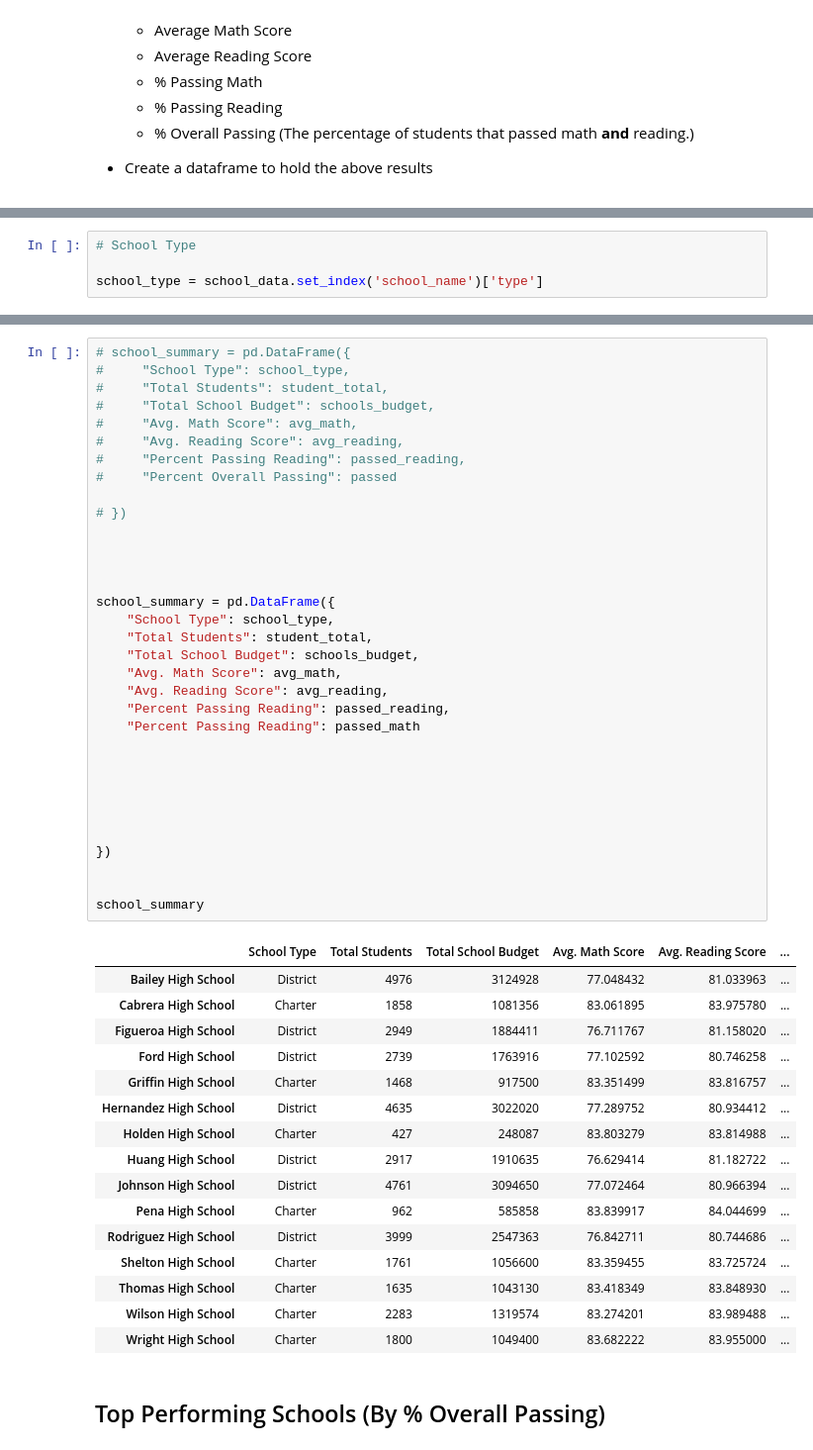
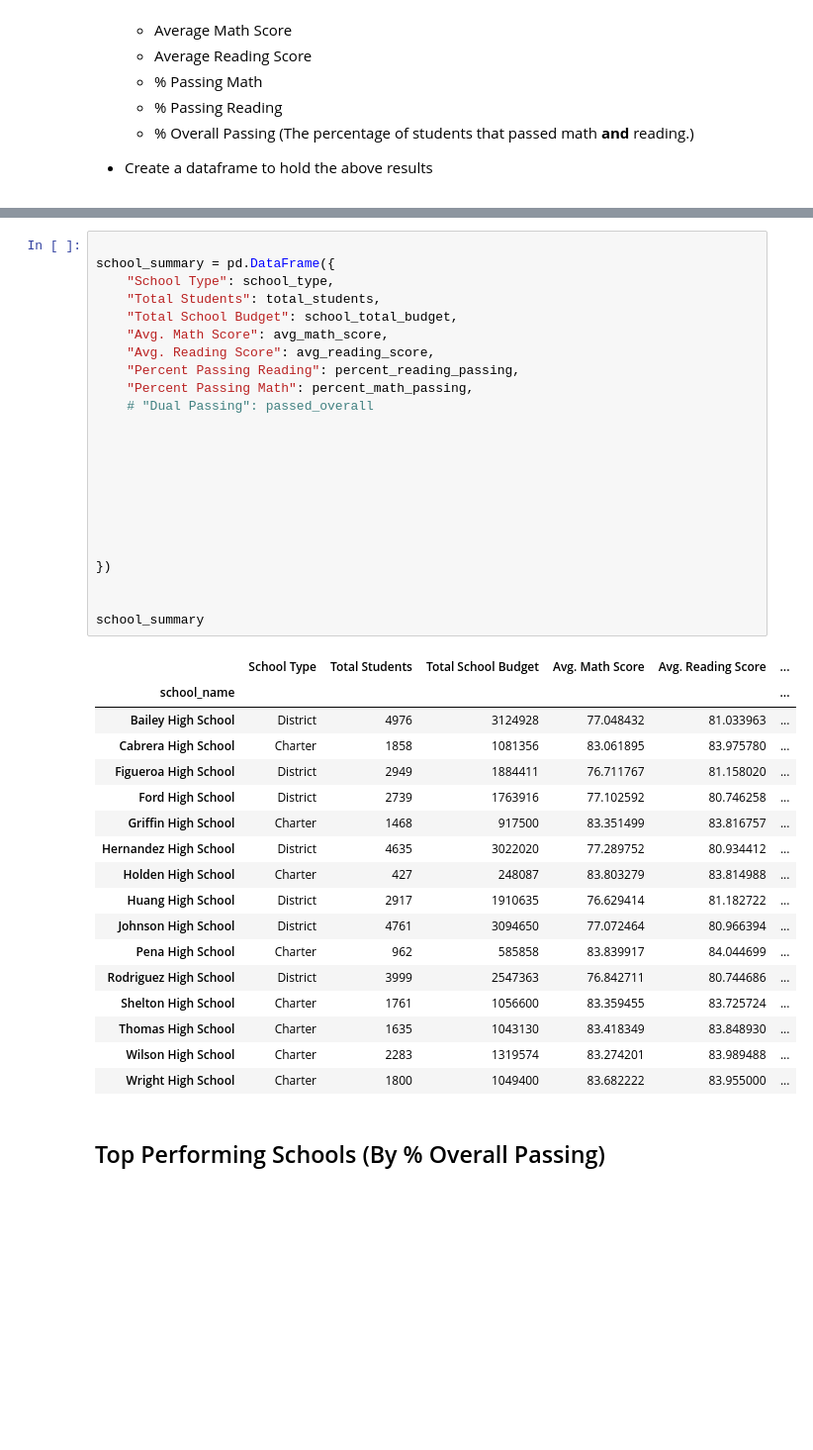
Before and after one commit to Mclark63/School-Performance-Analysis, a Jupyter notebook: PyCitySchools_Homework.ipynb, the cells around one changed output, grey strips where cells are left out. Shown at 99% size. Saved outputs shown, nothing was run; the diff lists cells and outputs as text; blank space fills up the shorter version.

```diff
--- a/PyCitySchools_Homework.ipynb
+++ b/PyCitySchools_Homework.ipynb
@@ -157,4 +200,0 @@ school_name = school_data_complete.set_index('school_name').groupby(['school_nam
-# %%
-# School Type
-
-school_type = school_data.set_index('school_name')['type']
@@ -248,38 +201,29 @@ passed_overall
 # %%
-# school_summary = pd.DataFrame({
-#     "School Type": school_type,
-#     "Total Students": student_total,
-#     "Total School Budget": schools_budget,
-#     "Avg. Math Score": avg_math,
-#     "Avg. Reading Score": avg_reading,
-#     "Percent Passing Reading": passed_reading,
-#     "Percent Overall Passing": passed
-
-# })
-
-
-
 
 school_summary = pd.DataFrame({
     "School Type": school_type,
-    "Total Students": student_total,
-    "Total School Budget": schools_budget,
-    "Avg. Math Score": avg_math,
-    "Avg. Reading Score": avg_reading,
-    "Percent Passing Reading": passed_reading,
-    "Percent Passing Reading": passed_math
+    "Total Students": total_students,
+    "Total School Budget": school_total_budget,
+    "Avg. Math Score": avg_math_score,
+    "Avg. Reading Score": avg_reading_score,
+    "Percent Passing Reading": percent_reading_passing,
+    "Percent Passing Math": percent_math_passing,
+    # "Dual Passing": passed_overall
+
+
 
 
 
 
 
 
 })
 
 
 school_summary
 # %% [output]
 |  | School Type | Total Students | Total School Budget | Avg. Math Score | Avg. Reading Score | ... |
+| school_name |  |  |  |  |  | ... |
 | Bailey High School | District | 4976 | 3124928 | 77.048432 | 81.033963 | ... |
 | Cabrera High School | Charter | 1858 | 1081356 | 83.061895 | 83.975780 | ... |
 | Figueroa High School | District | 2949 | 1884411 | 76.711767 | 81.158020 | ... |
```
Also changed, not shown: parts of 24 cells of this notebook.
